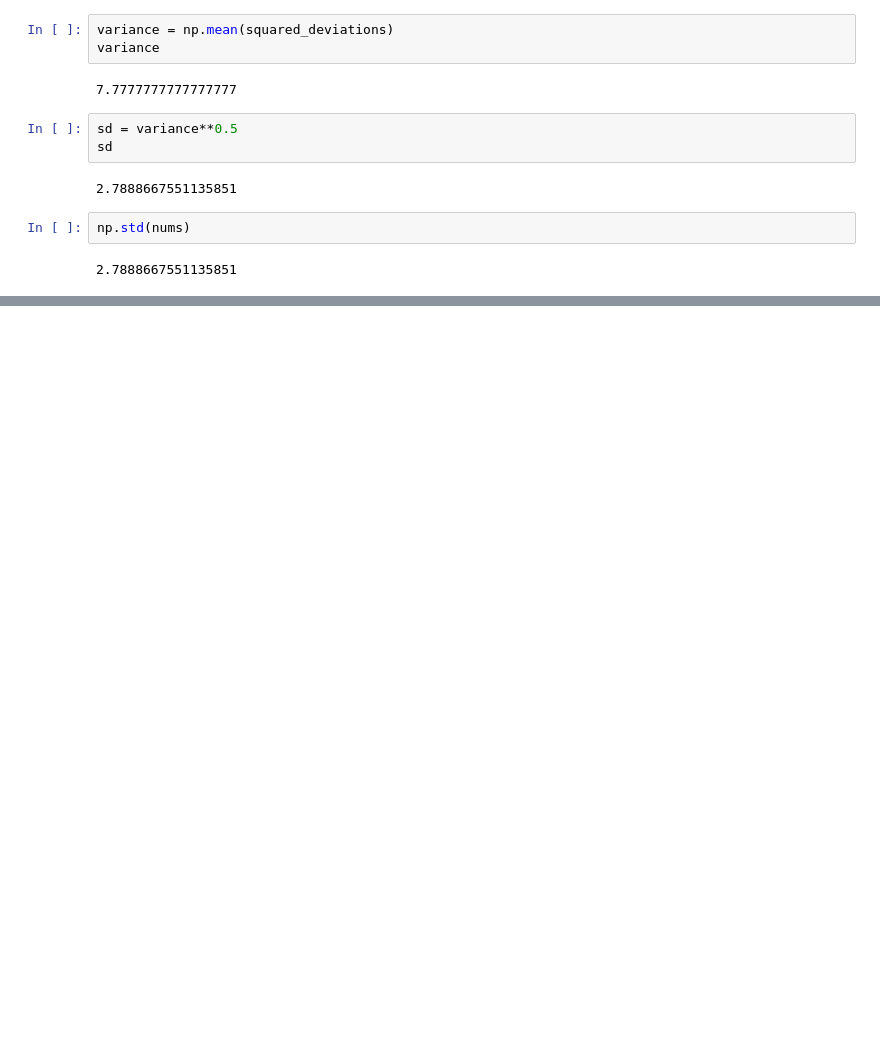
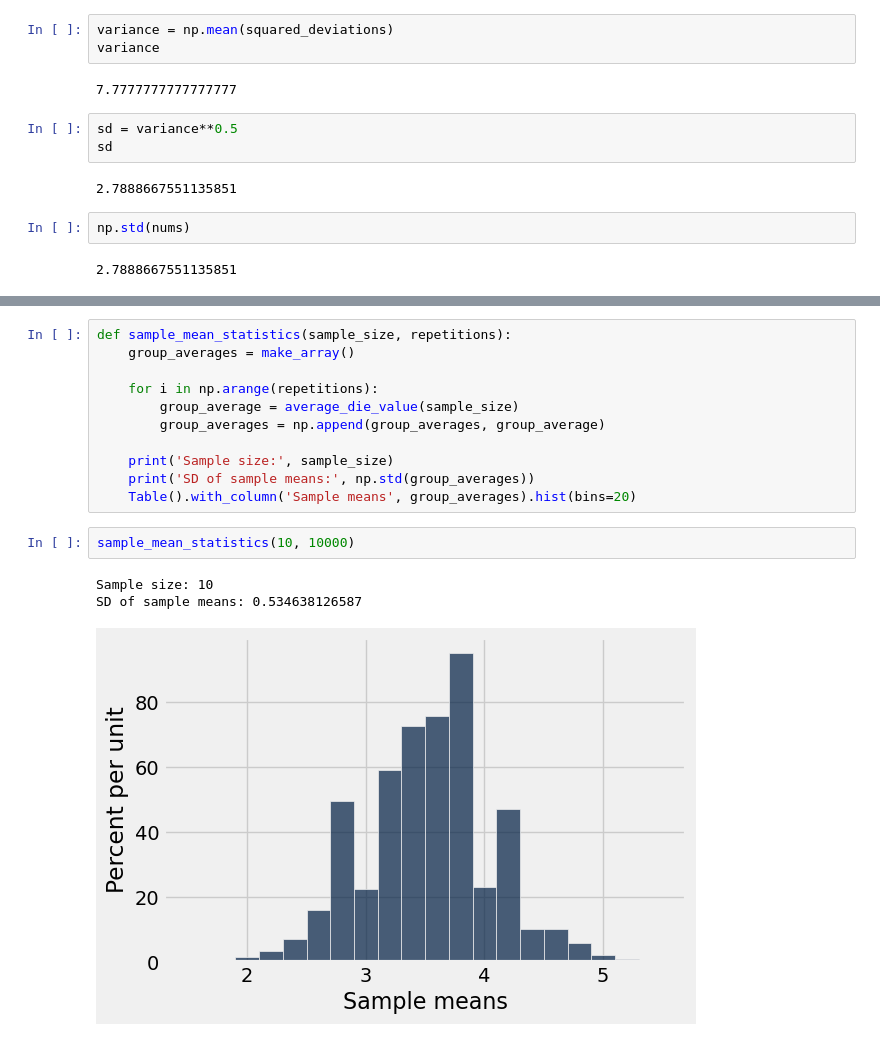
Before and after one commit to lawtonsclass/s26-code-from-class, a Jupyter notebook: data8/ch14.ipynb, the cells around one changed output, grey strips where cells are left out. Drawn from its saved outputs; the diff is of its cells as text; blank space fills up the shorter version.

```diff
--- a/data8/ch14.ipynb
+++ b/data8/ch14.ipynb
@@ -85,0 +292,17 @@ np.std(nums)
+# %%
+def sample_mean_statistics(sample_size, repetitions):
+    group_averages = make_array()
+
+    for i in np.arange(repetitions):
+        group_average = average_die_value(sample_size)
+        group_averages = np.append(group_averages, group_average)
+
+    print('Sample size:', sample_size)
+    print('SD of sample means:', np.std(group_averages))
+    Table().with_column('Sample means', group_averages).hist(bins=20)
+# %%
+sample_mean_statistics(10, 10000)
+# %% [output]
+Sample size: 10
+SD of sample means: 0.534638126587
+[figure, added]
```
Also changed, not shown: parts of 43 cells of this notebook.
